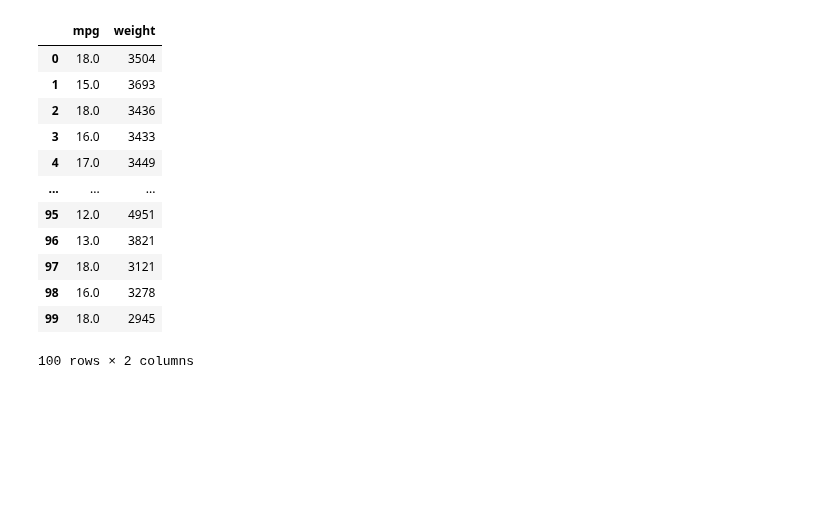
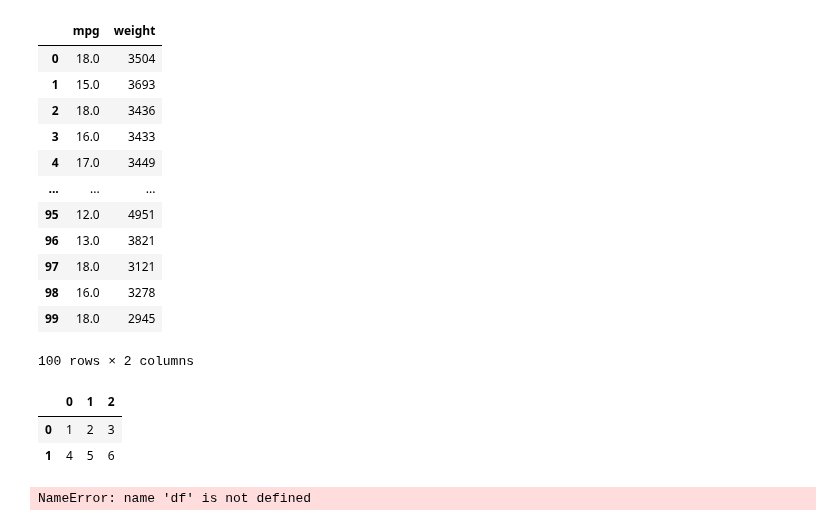
Before and after one commit to cy8902/AIstudy_in_youngwoo, a Jupyter notebook: pandas_study/pandas_study1.ipynb, the cells around one changed output. Drawn from its saved outputs; the diff is of its cells as text; code cells hidden in the pictures; blank space fills up the shorter version.

```diff
--- a/pandas_study/pandas_study1.ipynb
+++ b/pandas_study/pandas_study1.ipynb
@@ -729,3 +723,16 @@ See the caveats in the documentation: https://pandas.pydata.org/pandas-docs/stab
 | 98 | 16.0 | 3278 |
 | 99 | 18.0 | 2945 |
 100 rows × 2 columns
+# %%
+
+Se = pd.DataFrame([[1,2,3],
+                   [4,5,6]])
+Se
+# %% [output]
+|  | 0 | 1 | 2 |
+| 0 | 1 | 2 | 3 |
+| 1 | 4 | 5 | 6 |
+# %%
+df.shape
+# %% [output]
+NameError: name 'df' is not defined
```
Also changed, not shown: parts of 2 cells of this notebook, 15 other files.
